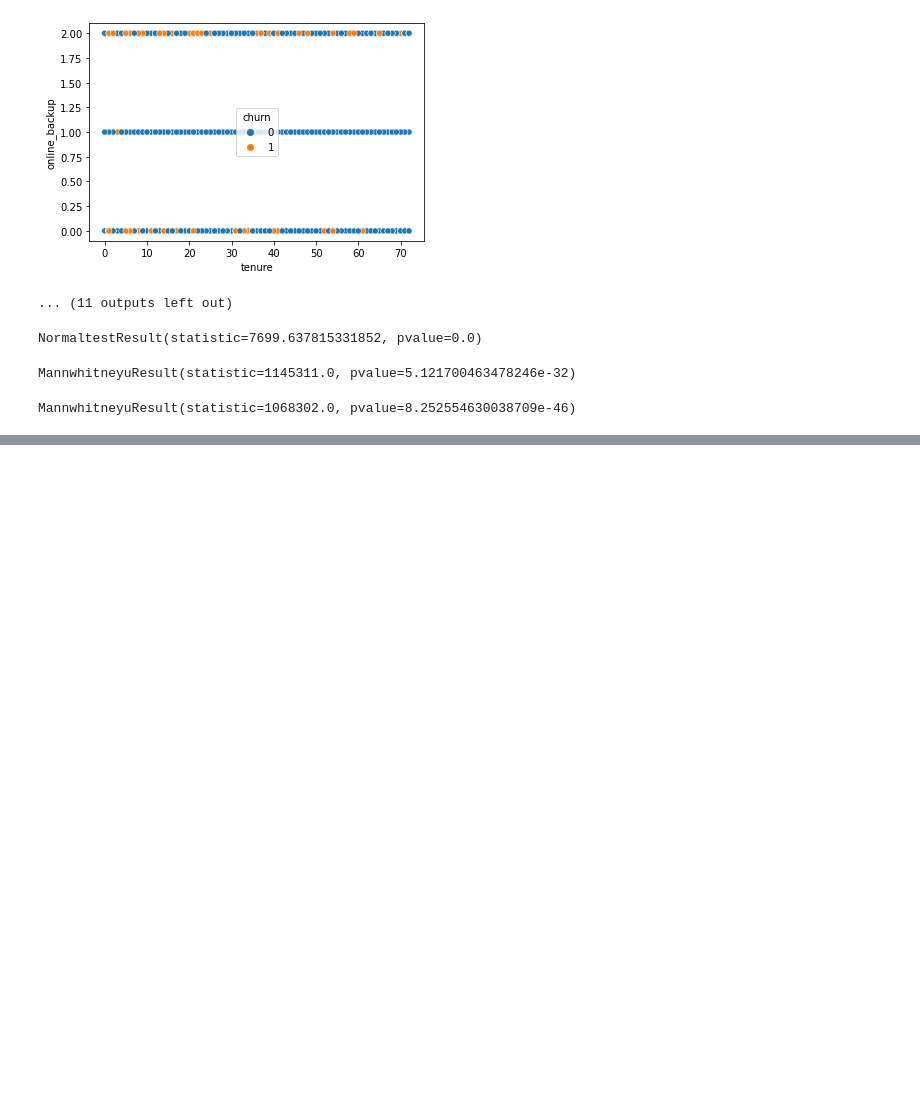
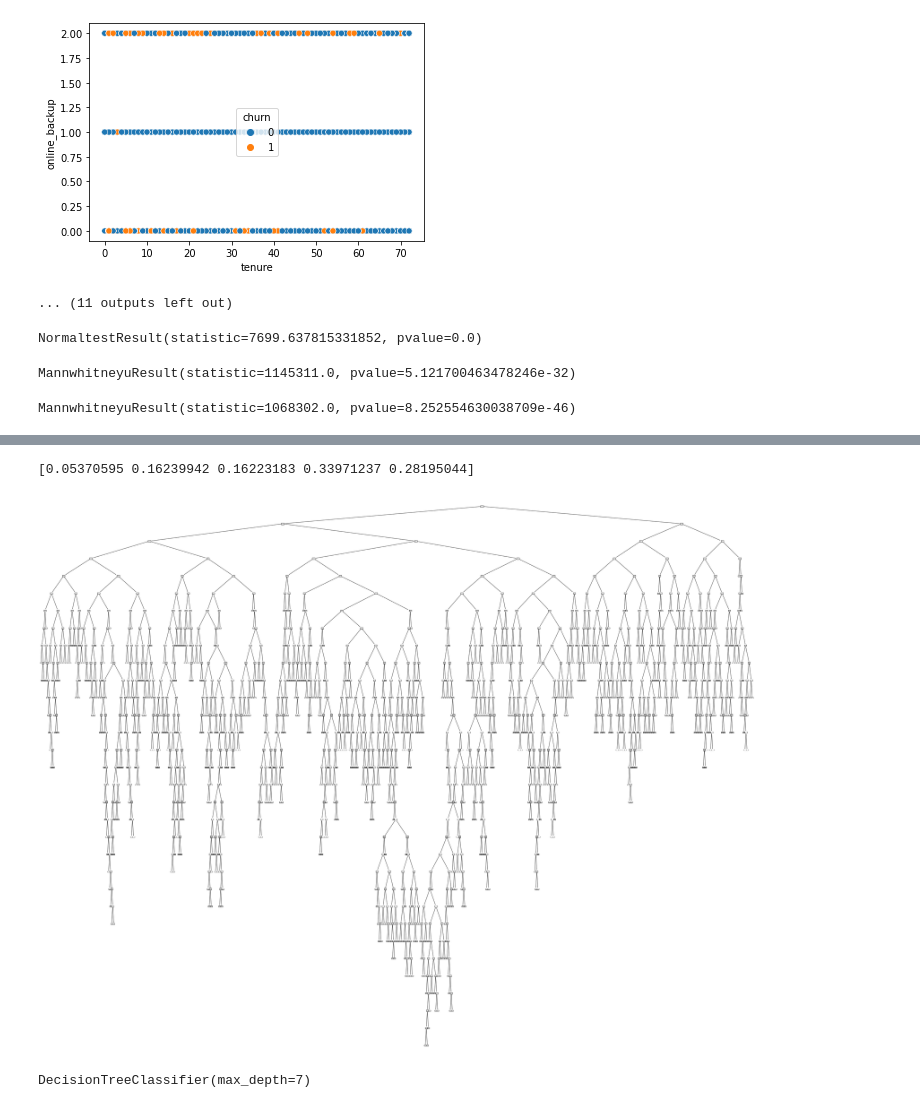
Before and after one commit to parkervoit/telco-classification-project, a Jupyter notebook: telco_workbook.ipynb, the cells around one changed output, grey strips where cells are left out. Drawn from its saved outputs; the diff is of its cells as text; code cells hidden in the pictures; blank space fills up the shorter version.

Commit message:
created knn, random forest, and decision tree models

```diff
--- a/telco_workbook.ipynb
+++ b/telco_workbook.ipynb
@@ -257,3 +272,12 @@ MannwhitneyuResult(statistic=1145311.0, pvalue=5.121700463478246e-32)
 stats.mannwhitneyu(churned['total_charges'], not_churned['total_charges'])
 # %% [output]
 MannwhitneyuResult(statistic=1068302.0, pvalue=8.252554630038709e-46)
+# %%
+y_col = 'churn'
+X_cols = feat_list
+X_train, y_train = train[X_cols], train[y_col]
+X_validate, y_validate = validate[X_cols], validate[y_col]
+X_test, y_test = test[X_cols], test[y_col]
+# %%
+tree1 = DecisionTreeClassifier()
+tree1.fit(X_train, y_train)
@@ -259,0 +332,2 @@ MannwhitneyuResult(statistic=1068302.0, pvalue=8.252554630038709e-46)
+# %%
+run_metrics(tree1, 'train')
@@ -259,0 +352,2 @@ MannwhitneyuResult(statistic=1068302.0, pvalue=8.252554630038709e-46)
+# %%
+run_metrics(tree1, 'validate')
@@ -259,0 +372,14 @@ MannwhitneyuResult(statistic=1068302.0, pvalue=8.252554630038709e-46)
+# %%
+print(tree1.feature_importances_)
+# %% [output]
+[0.05370595 0.16239942 0.16223183 0.33971237 0.28195044]
+# %%
+plt.figure(figsize = [50,40])
+plt.show(plot_tree(tree1))
+# %% [output]
+[figure, added]
+# %%
+tree2 = DecisionTreeClassifier(max_depth = 7)
+tree2.fit(X_train, y_train)
+# %% [output]
+DecisionTreeClassifier(max_depth=7)
```
Also changed, not shown: parts of 29 cells of this notebook.
